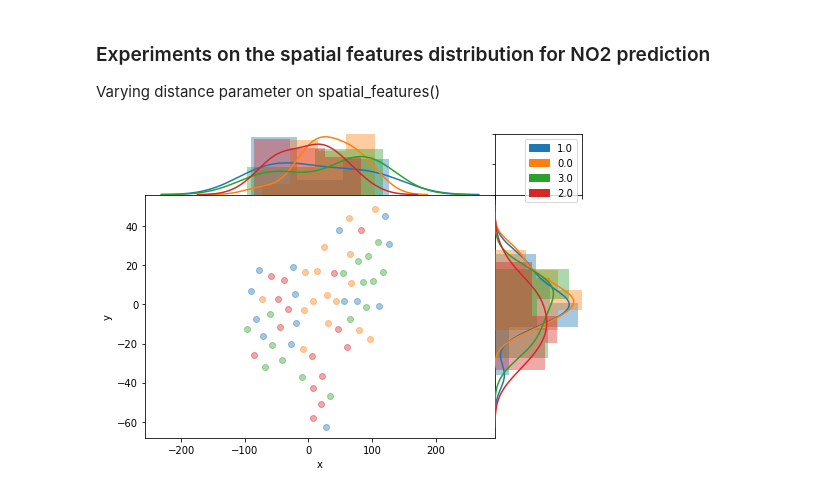
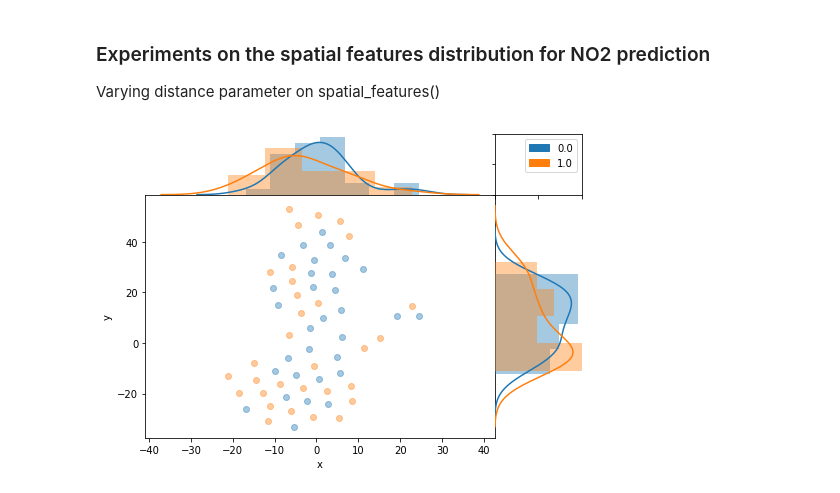
Before and after one commit to adaj/sensingbee, a Jupyter notebook: eda/streets_sensors_features.ipynb, the cells around one changed output. Drawn from its saved outputs; the diff is of its cells as text; code cells hidden in the pictures.

Commit message:
calculating spatial features through distance between closest object

```diff
--- a/eda/streets_sensors_features.ipynb
+++ b/eda/streets_sensors_features.ipynb
@@ -169,16 +156,42 @@ if False:
 ### Experiments on the spatial features distribution for NO2 prediction
 
 Varying distance parameter on spatial_features()
+# %%
+# first, it's necessary to load sensors data to assign to each sensor a class of NO2 incidence
+sensors = pd.read_csv(DATA_FOLDER+'data.csv')
+sensors['Timestamp'] = pd.to_datetime(sensors['Timestamp'])
+sensors = sensors.set_index(['Variable','Sensor Name','Timestamp'])
+# resampling to daily medians
+level_values = sensors.index.get_level_values
+sensors = (sensors.groupby([level_values(i) for i in [0,1]]
+                   +[pd.Grouper(freq='D', level=-1)]).median())
+m = metadata.index.values
+s = sensors.reset_index()
+s = s.loc[s['Sensor Name'].isin(m)]
+sensors = s.set_index(['Variable','Sensor Name','Timestamp'])
+metadata = metadata.loc[sensors.index.get_level_values(1).unique()]
+
+spatial_conf = {'method':'distance', 'lines':['primary','trunk','motorway'], 'points':['traffic_signals']}
+# %%
+# this is for generate a label (0,1,2,3) for the variable intensity median on each sensor
+def encoding_sensor_variable_classe(sensors, var):
+    df = sensors.loc['NO2'].groupby('Sensor Name').mean()
+
+    def f(x):
+        if x<df.quantile(0.5)['Value']:
+            return 0
+        else:
+            return 1
+    df['Value'] = df['Value'].apply(f)
+    return df
 # %%
-#1km
-
-s1km = spatial_features(lines, points, metadata, 0.011)
-s1km = s1km.join(encoding_sensor_variable_classe(sensors, 'NO2')).dropna()
-tsne = TSNE(n_components=2, random_state=0).fit_transform(s1km[s1km.columns[:-1]])
+sf = spatial_features(lines, points, metadata, spatial_conf)
+sf = sf.join(encoding_sensor_variable_classe(sensors, 'NO2')).dropna()
+tsne = TSNE(n_components=2, random_state=0).fit_transform(sf[sf.columns[:-1]])
 tsne = pd.DataFrame(tsne, columns=['x','y'])
-tsne['NO2'] = s1km['Value'].values
+tsne['NO2'] = sf['Value'].values
 
 fig, axes = plt.subplots(ncols=1, nrows=1, figsize=(7,5))
-jointplot_w_hue(data=tsne, x='x', y='y', hue='NO2', fig=fig, path=DATA_FOLDER+'plots/streetfeatures_count_1km.svg')['fig']
+jointplot_w_hue(data=tsne, x='x', y='y', hue='NO2', fig=fig, path=DATA_FOLDER+'plots/streetfeatures_bydistance.svg')['fig']
 # %% [output]
-[figure, old version]
+[figure, new version]
```
Also changed, not shown: parts of 6 cells of this notebook, 6 other files.
